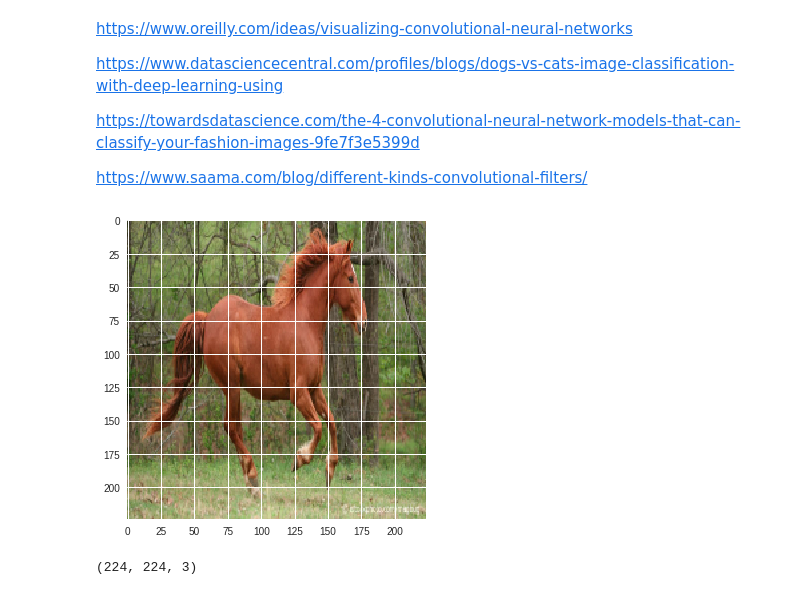
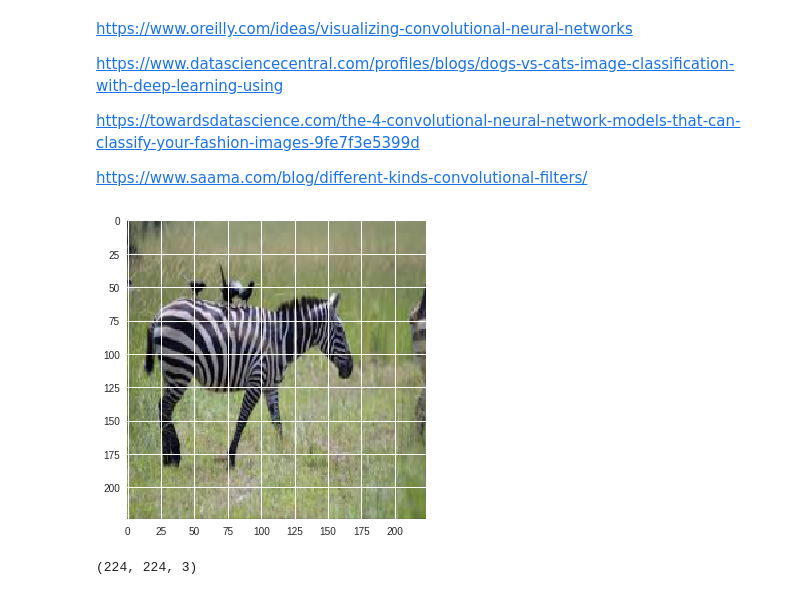
Before and after one commit to murillocjr/convolutionalNN, a Jupyter notebook: visualizingCNN.ipynb, the cells around one changed output. Saved outputs shown, nothing was run; the diff lists cells and outputs as text; code cells hidden in the pictures.

```diff
--- a/visualizingCNN.ipynb
+++ b/visualizingCNN.ipynb
@@ -19,18 +19,18 @@ from scipy.misc import imsave
 import matplotlib.pyplot as plt
 import numpy as np
 # %%
-#file = "http://gdurl.com/CAMx" #zebra
-file = "http://gdurl.com/iE0S" #horse
+file = "http://gdurl.com/CAMx" #zebra
+#file = "http://gdurl.com/iE0S" #horse
 
 im = imageio.imread(file)
 
 
 image = resize(im, [224,224])
 plt.imshow(image)
 plt.show()
 print(image.shape)
 # %% [output]
-[figure, old version]
+[figure, new version]
 (224, 224, 3)
 # %%
 filters = np.zeros([7,7,1,6])
```
Also changed, not shown: parts of 13 cells of this notebook.
